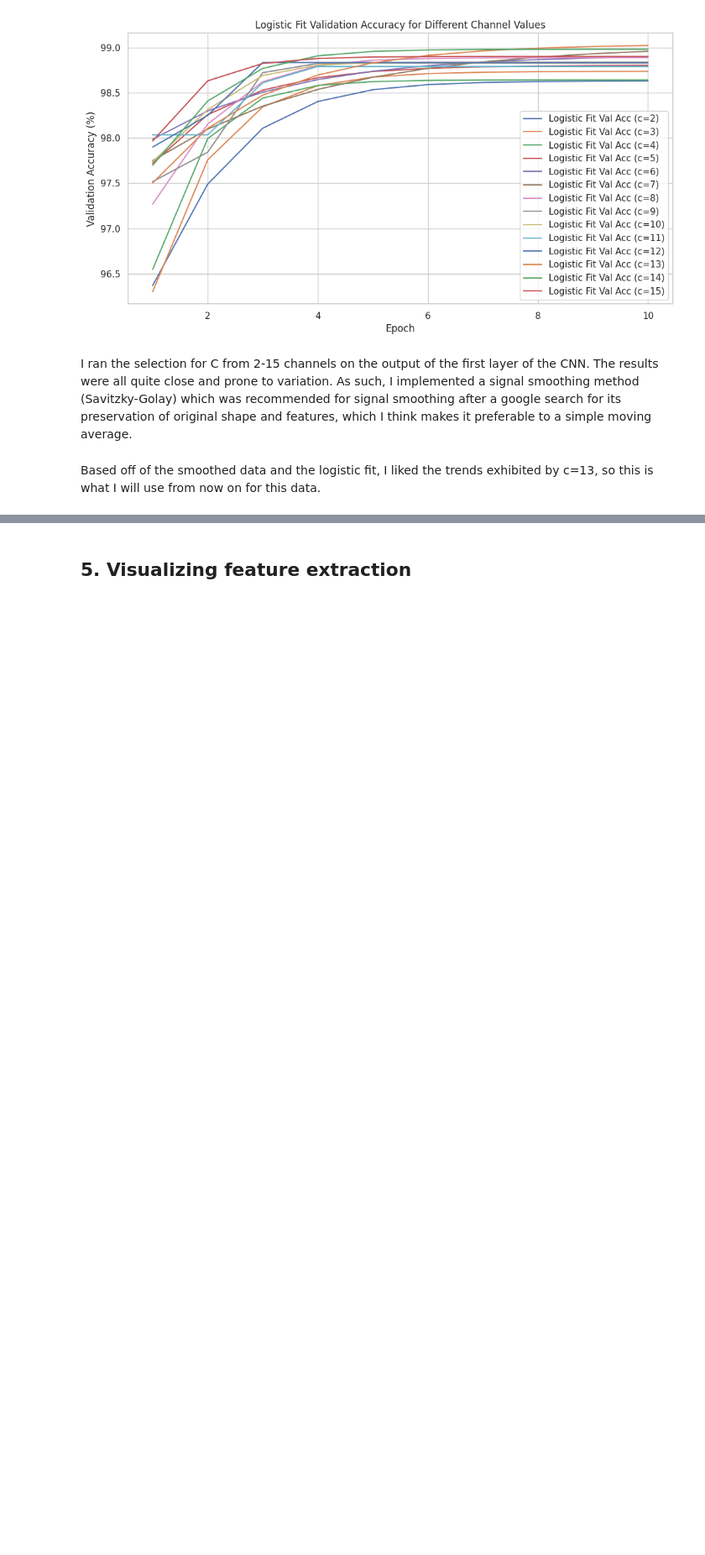
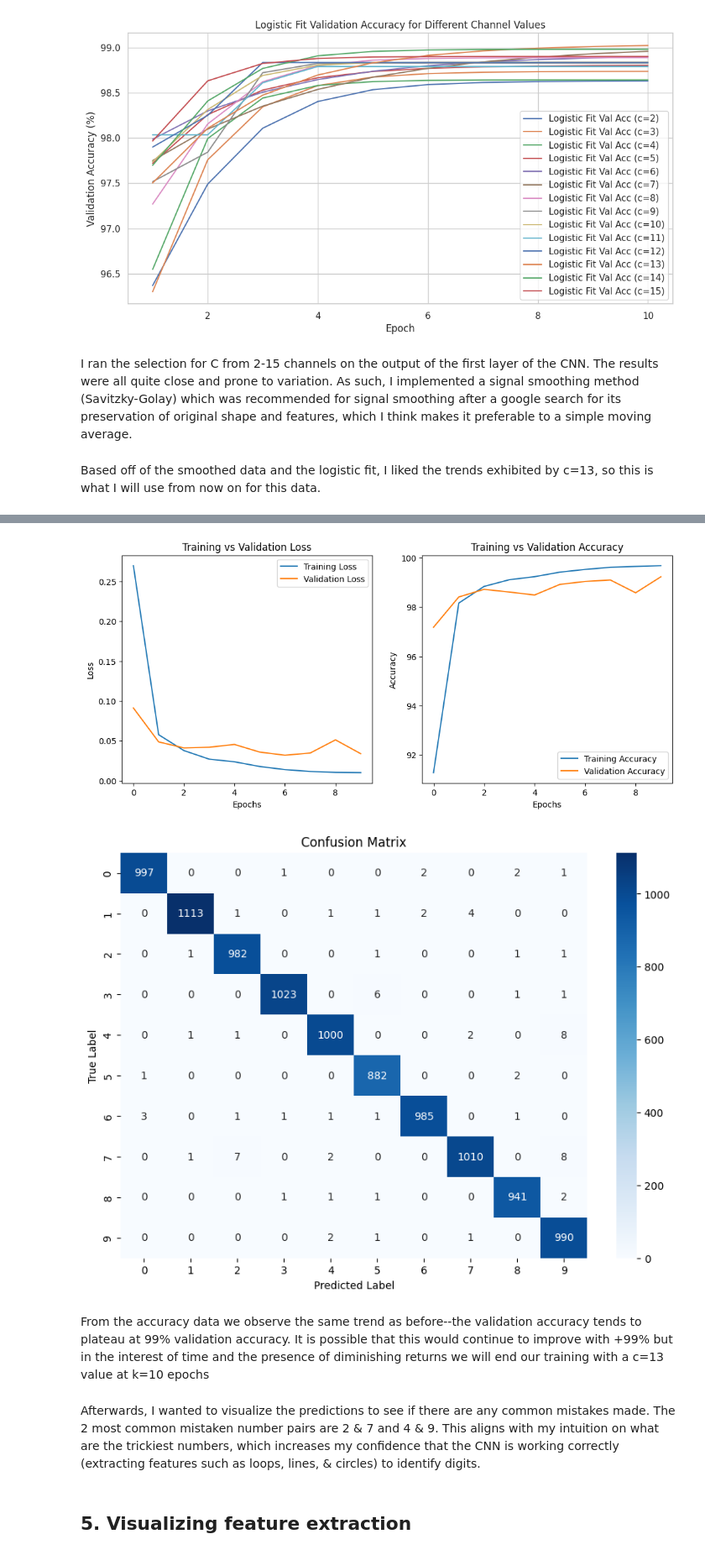
Before and after one commit to Kyrylo-Bakumenko/mathematics-and-ai, a Jupyter notebook: weekly-projects/week6/Homework_6.ipynb, the cells around one changed output, grey strips where cells are left out. Shown at 84% size. Saved outputs shown, nothing was run; the diff lists cells and outputs as text; code cells hidden in the pictures; blank space fills up the shorter version.

```diff
--- a/weekly-projects/week6/Homework_6.ipynb
+++ b/weekly-projects/week6/Homework_6.ipynb
@@ -619,0 +622,5 @@ model.conv2 = nn.Conv2d(best_c, 64, kernel_size=3, padding=1).to(device)
+# %%
+# loss function and optimizer
+criterion = nn.CrossEntropyLoss()
+optimizer = optim.Adam(model.parameters(), lr=0.001)
+train_loss, val_loss, train_acc, val_acc = train_model(model, train_loader, val_loader, criterion, optimizer, epochs=10)
@@ -620,3 +638,55 @@ model.conv2 = nn.Conv2d(best_c, 64, kernel_size=3, padding=1).to(device)
+# %%
+from sklearn.metrics import confusion_matrix
+
+# loss
+plt.figure(figsize=(12, 5))
+plt.subplot(1, 2, 1)
+plt.plot(train_loss, label='Training Loss')
+plt.plot(val_loss, label='Validation Loss')
+plt.xlabel('Epochs')
+plt.ylabel('Loss')
+plt.title('Training vs Validation Loss')
+plt.legend()
+
+# accuracy
+plt.subplot(1, 2, 2)
+plt.plot(train_acc, label='Training Accuracy')
+plt.plot(val_acc, label='Validation Accuracy')
+plt.xlabel('Epochs')
+plt.ylabel('Accuracy')
+plt.title('Training vs Validation Accuracy')
+plt.legend()
+
+plt.show()
+
+# 3. confusion matrix
+model.eval()
+all_preds = []
+all_labels = []
+
+with torch.no_grad():
+    for images, labels in val_loader:
+        images, labels = images.to(device), labels.to(device)
+        outputs = model(images)
+        _, preds = torch.max(outputs, 1)
+        all_preds.extend(preds.cpu().numpy())
+        all_labels.extend(labels.cpu().numpy())
+
+cm = confusion_matrix(all_labels, all_preds)
+plt.figure(figsize=(10, 7))
+class_names = ['0', '1', '2', '3', '4', '5', '6', '7', '8', '9']
+sns.heatmap(cm, annot=True, fmt='d', cmap='Blues', xticklabels=class_names, yticklabels=class_names)
+plt.xlabel('Predicted Label')
+plt.ylabel('True Label')
+plt.title('Confusion Matrix')
+plt.show()
+# %% [output]
+[figure, added]
+[figure, added]
+# %% [markdown]
+From the accuracy data we observe the same trend as before--the validation accuracy tends to plateau at 99% validation accuracy. It is possible that this would continue to improve with +99% but in the interest of time and the presence of diminishing returns we will end our training with a c=13 value at k=10 epochs
+# %% [markdown]
+Afterwards, I wanted to visualize the predictions to see if there are any common mistakes made. The 2 most common mistaken number pairs are 2 & 7 and 4 & 9. This aligns with my intuition on what are the trickiest numbers, which increases my confidence that the CNN is working correctly (extracting features such as loops, lines, & circles) to identify digits.
 # %% [markdown]
 ## 5. Visualizing feature extraction
 # %%
```
Also changed, not shown: parts of 13 cells of this notebook.
